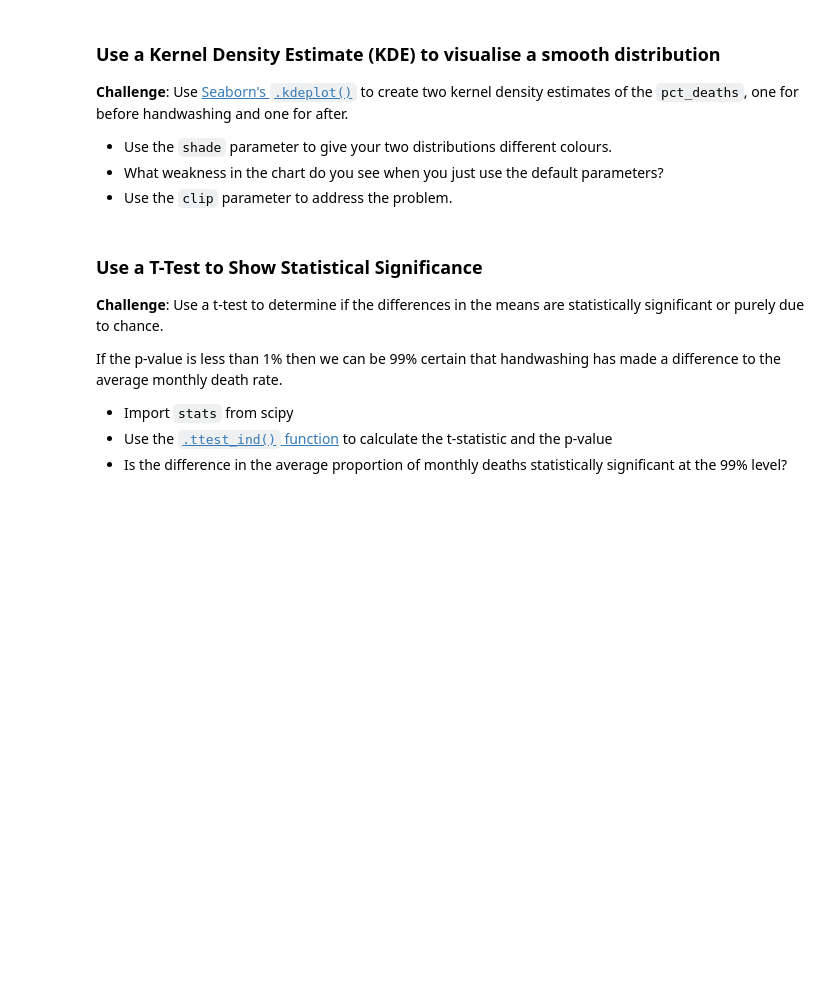
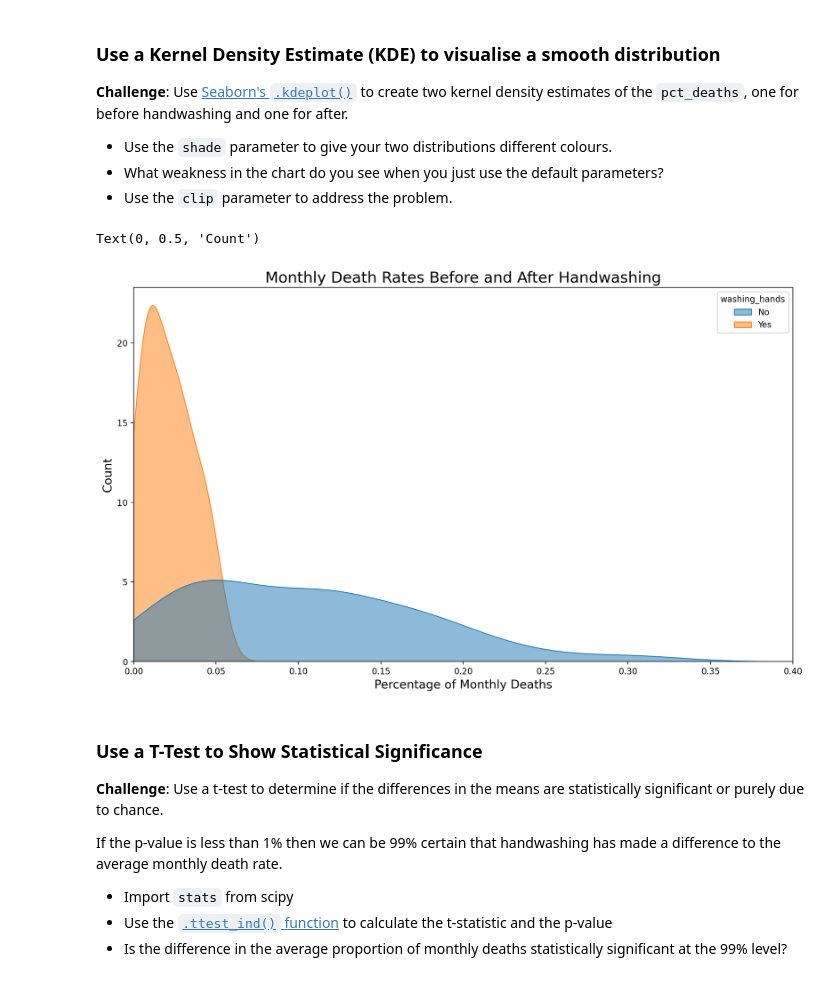
Before and after one commit to Antdfl/LearningPython3, a Jupyter notebook: Python100daycourse/day-80-Dr-Semmelweis-Analysis/Dr_Semmelweis_Handwashing_Discovery.ipynb, the cells around one changed output. Saved outputs shown, nothing was run; the diff lists cells and outputs as text; code cells hidden in the pictures; blank space fills up the shorter version.

Commit message:
Refactor code structure for improved readability and maintainability. Added day 80 data analysis Doctor Dr Semmelweis' data.

```diff
--- a/Python100daycourse/day-80-Dr-Semmelweis-Analysis/Dr_Semmelweis_Handwashing_Discovery.ipynb
+++ b/Python100daycourse/day-80-Dr-Semmelweis-Analysis/Dr_Semmelweis_Handwashing_Discovery.ipynb
@@ -416,3 +428,7 @@ plt.show()
 * Use [NumPy's `.where()` function](https://numpy.org/doc/stable/reference/generated/numpy.where.html) to add a column to `df_monthly` that shows if a particular date was before or after the start of handwashing.
 * Then use plotly to create box plot of the data before and after handwashing.
 * How did key statistics like the mean, max, min, 1st and 3rd quartile changed as a result of the new policy?
+# %%
+df_monthly['washing_hands'] = np.where(df_monthly.date < handwashing_start, 'No', 'Yes')
+df_monthly['pct_death_perc'] = df_monthly['deaths'] / df_monthly['births'] * 100
+df_monthly.tail()
@@ -434,6 +483,22 @@ plt.show()
 * Use the `shade` parameter to give your two distributions different colours.
 * What weakness in the chart do you see when you just use the default parameters?
 * Use the `clip` parameter to address the problem.
+# %%
+plt.figure(figsize=(14,8), dpi=200) #dpi to make the line sharper
+sns.kdeplot(data=df_monthly,
+            x="pct_deaths",
+            hue="washing_hands",
+            fill=True,
+            common_norm=False,
+            clip =(0, 1),
+            alpha=0.5)
+plt.xlim(0, 0.40)
+plt.title('Monthly Death Rates Before and After Handwashing', fontsize=18)
+plt.xlabel('Percentage of Monthly Deaths', fontsize=14)
+plt.ylabel('Count', fontsize=14)
+# %% [output]
+Text(0, 0.5, 'Count')
+[figure, added]
 # %% [markdown]
 ### Use a T-Test to Show Statistical Significance
 
```
Also changed, not shown: parts of 6 cells of this notebook, 3 other files.
